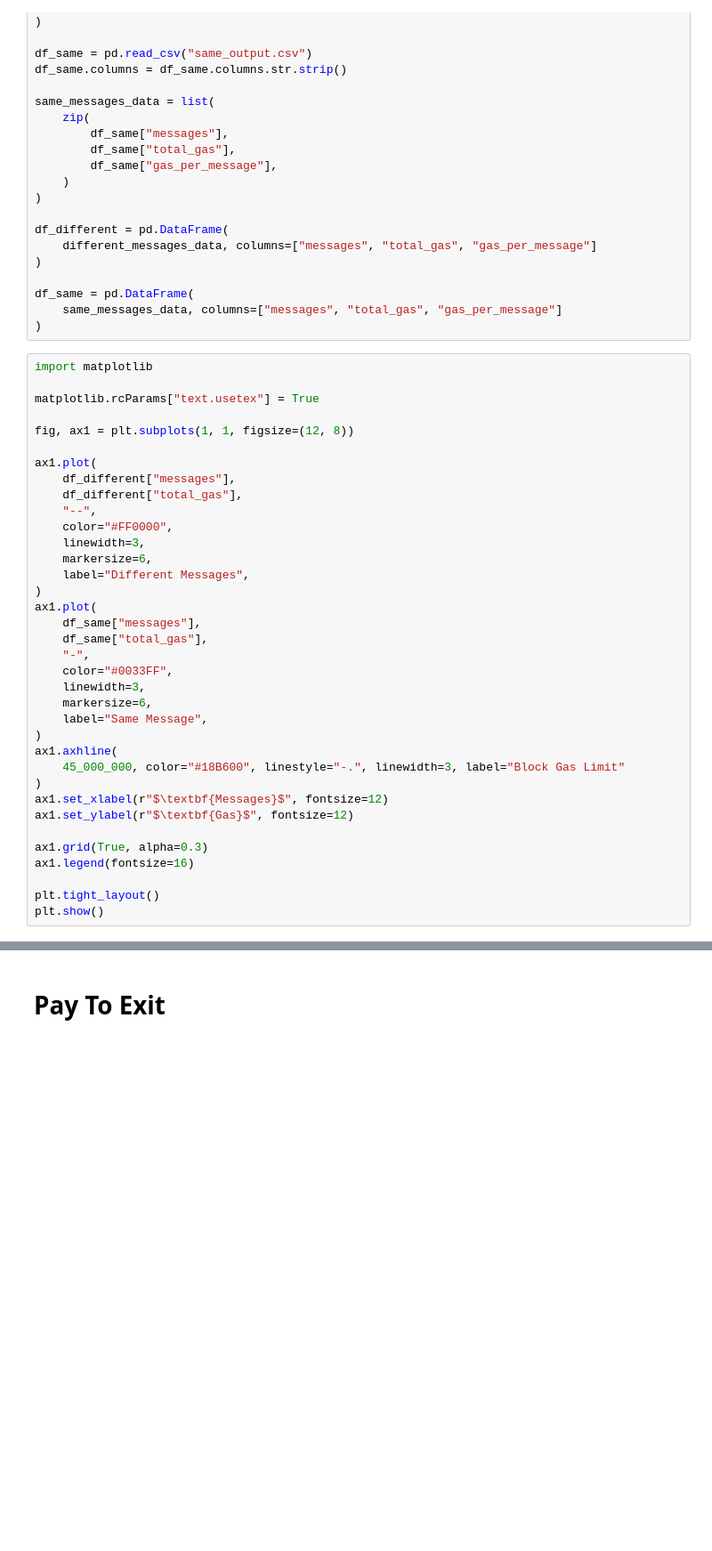
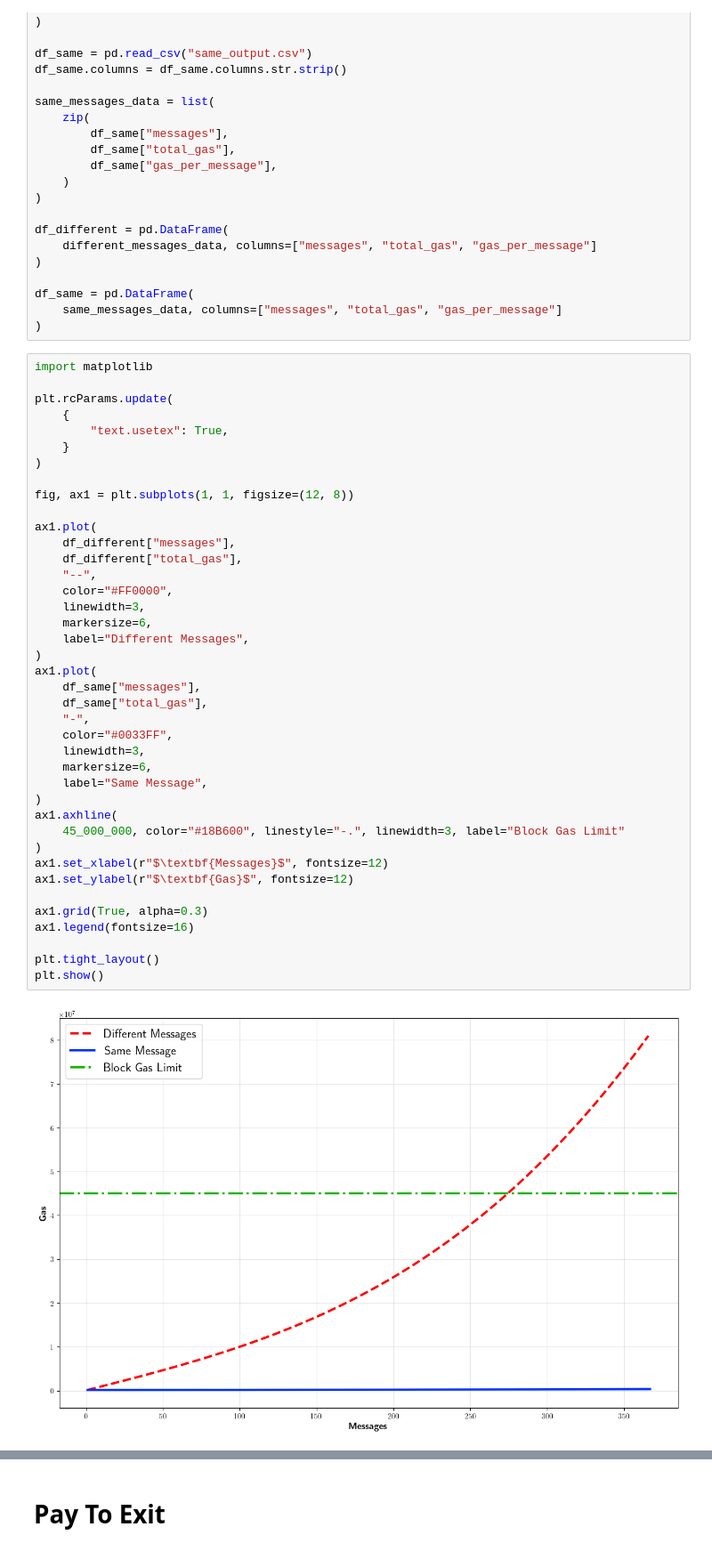
Before and after one commit to 0xSooki/bribery-zoo, a Jupyter notebook: Figures/playground.ipynb, the cells around one changed output, grey strips where cells are left out. Shown at 89% size. Saved outputs shown, nothing was run; the diff lists cells and outputs as text; blank space fills up the shorter version.

```diff
--- a/Figures/playground.ipynb
+++ b/Figures/playground.ipynb
@@ -286,39 +310,45 @@ df_same = pd.DataFrame(
 # %%
 import matplotlib
 
-matplotlib.rcParams["text.usetex"] = True
+plt.rcParams.update(
+    {
+        "text.usetex": True,
+    }
+)
 
 fig, ax1 = plt.subplots(1, 1, figsize=(12, 8))
 
 ax1.plot(
     df_different["messages"],
     df_different["total_gas"],
     "--",
     color="#FF0000",
     linewidth=3,
     markersize=6,
     label="Different Messages",
 )
 ax1.plot(
     df_same["messages"],
     df_same["total_gas"],
     "-",
     color="#0033FF",
     linewidth=3,
     markersize=6,
     label="Same Message",
 )
 ax1.axhline(
     45_000_000, color="#18B600", linestyle="-.", linewidth=3, label="Block Gas Limit"
 )
 ax1.set_xlabel(r"$\textbf{Messages}$", fontsize=12)
 ax1.set_ylabel(r"$\textbf{Gas}$", fontsize=12)
 
 ax1.grid(True, alpha=0.3)
 ax1.legend(fontsize=16)
 
 plt.tight_layout()
 plt.show()
+# %% [output]
+[figure, added]
 # %%
 plt.figure(figsize=(10, 6))
 
```
Also changed, not shown: parts of 19 cells of this notebook, 2 other files.
